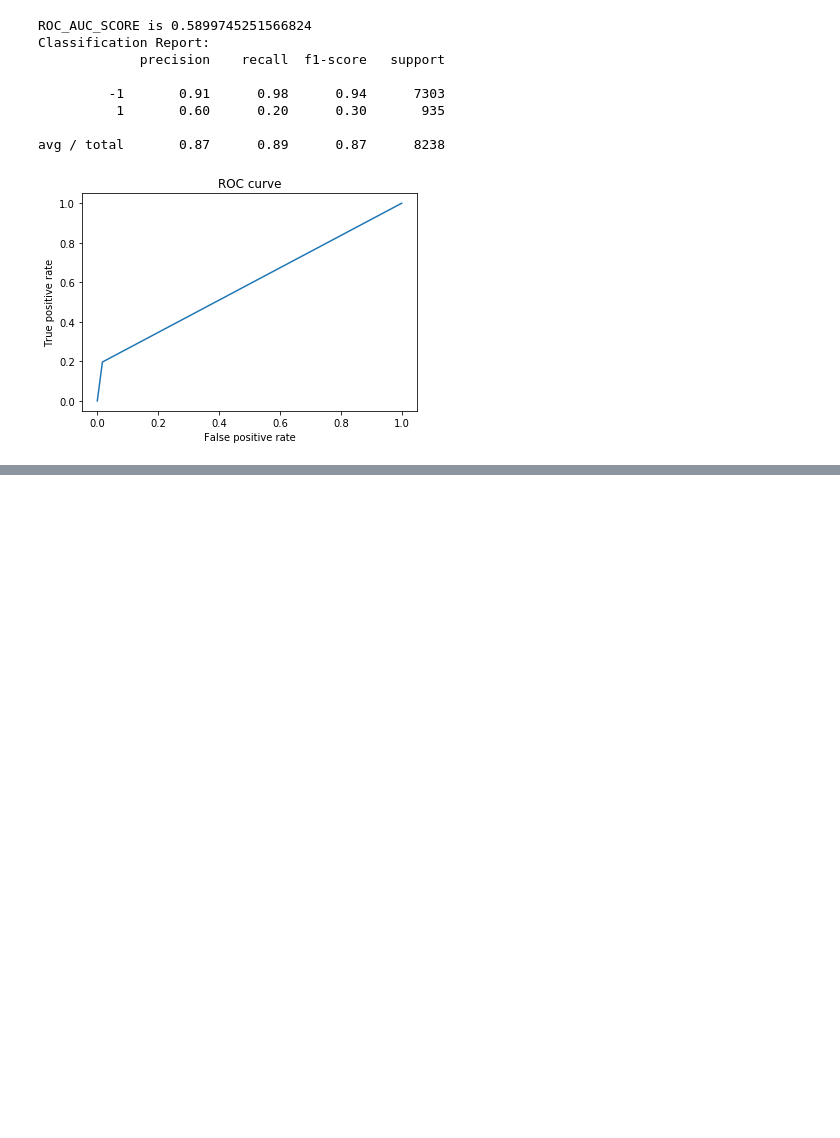
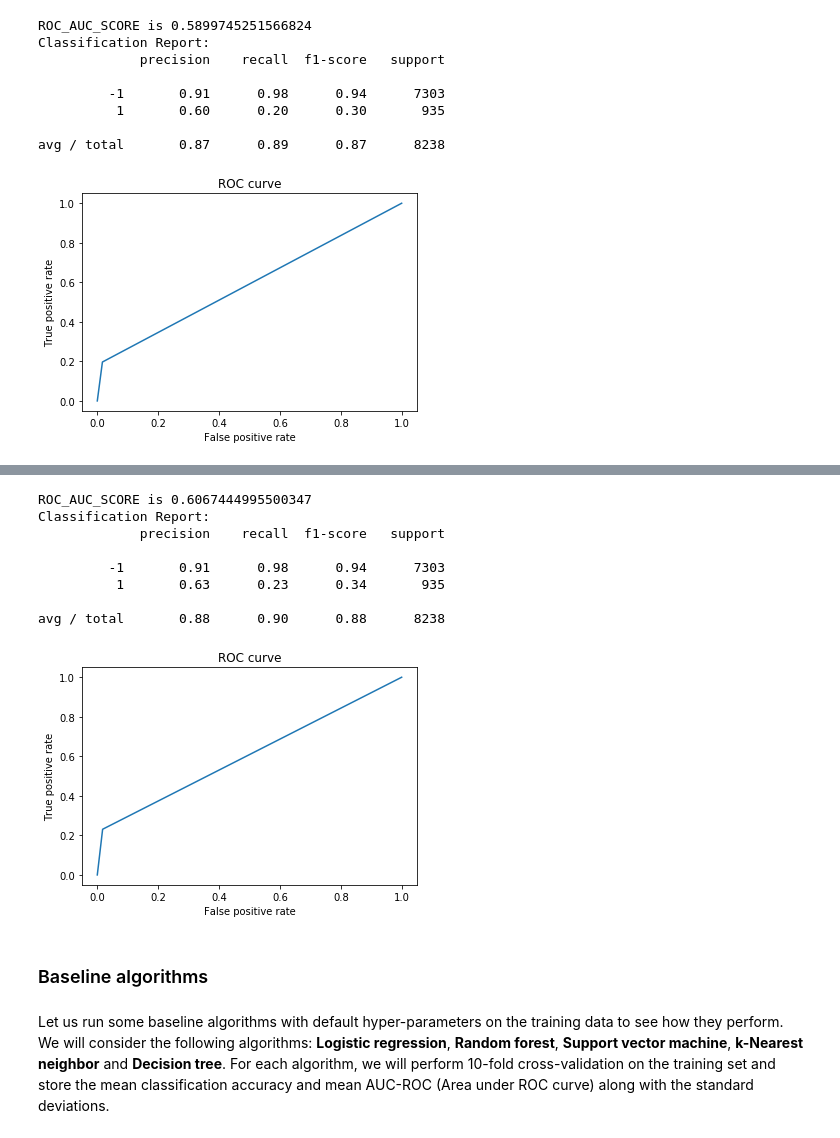
Before and after one commit to ahanagangopadhyay/improving-bank-telemarketing-campaigns, a Jupyter notebook: codes/2_models.ipynb, the cells around one changed output, grey strips where cells are left out. Drawn from its saved outputs; the diff is of its cells as text; code cells hidden in the pictures; blank space fills up the shorter version.

```diff
--- a/codes/2_models.ipynb
+++ b/codes/2_models.ipynb
@@ -84,0 +128,32 @@ Name: y, Length: 8238, dtype: object
+# %%
+model = GradientBoostingClassifier()
+model.fit(x_train, y_train)
+
+# Predict on test set
+y_scores = model.predict(x_test)
+
+auc = roc_auc_score(y_test, y_scores)
+print(f'ROC_AUC_SCORE is {auc}')
+print('Classification Report:')
+print(classification_report(y_test, y_scores))
+
+false_positive_rate, true_positive_rate, thresholds = roc_curve(y_test, y_scores)
+plt.plot(false_positive_rate, true_positive_rate)
+plt.xlabel('False positive rate')
+plt.ylabel('True positive rate')
+plt.title('ROC curve')
+plt.show()
+# %% [output]
+ROC_AUC_SCORE is 0.6067444995500347
+Classification Report:
+             precision    recall  f1-score   support
+
+         -1       0.91      0.98      0.94      7303
+          1       0.63      0.23      0.34       935
+
+avg / total       0.88      0.90      0.88      8238
+[figure, added]
+# %% [markdown]
+### Baseline algorithms
+# %% [markdown]
+Let us run some baseline algorithms with default hyper-parameters on the training data to see how they perform. We will consider the following algorithms: **Logistic regression**, **Random forest**, **Support vector machine**, **k-Nearest neighbor** and **Decision tree**. For each algorithm, we will perform 10-fold cross-validation on the training set and store the mean classification accuracy and mean AUC-ROC (Area under ROC curve) along with the standard deviations.
```
Also changed, not shown: parts of 8 cells of this notebook.
